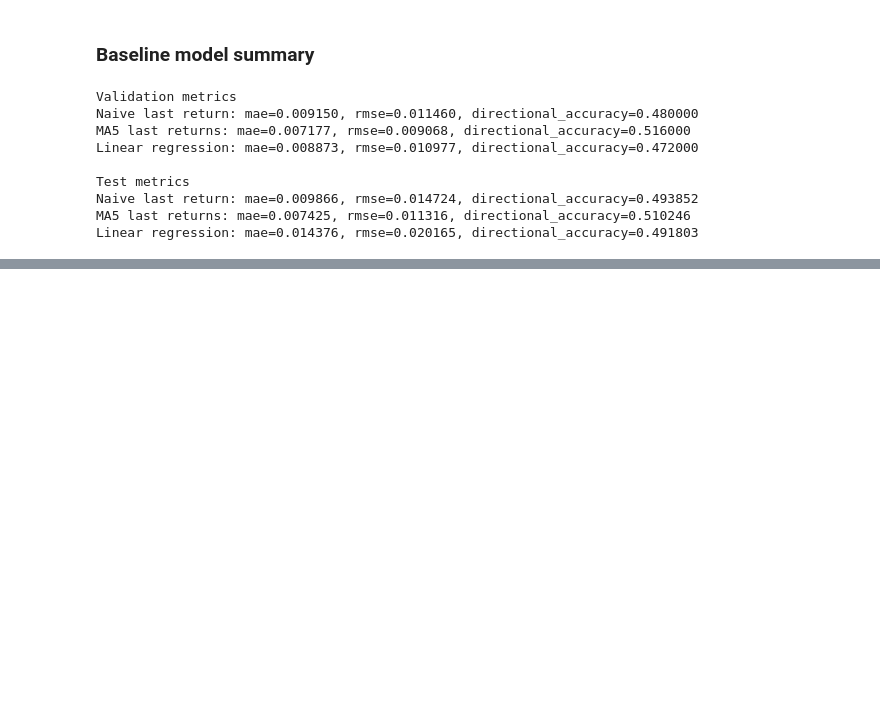
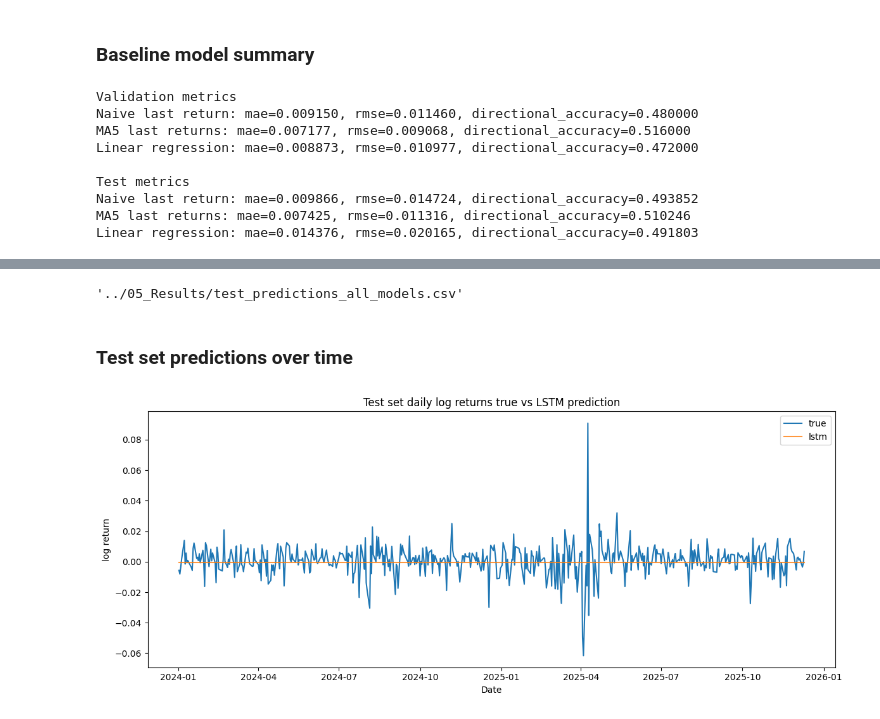
Before and after one commit to mahdi-rjb/explainable-generative-ai-financial-forecasting, a Jupyter notebook: 03_Notebooks/02_Model_Training.ipynb, the cells around one changed output, grey strips where cells are left out. Drawn from its saved outputs; the diff is of its cells as text; code cells hidden in the pictures; blank space fills up the shorter version.

Commit message:
Week 4 – Developed and evaluated the LSTM forecasting model using price and sentiment features and compared it to baselines.

```diff
--- a/03_Notebooks/02_Model_Training.ipynb
+++ b/03_Notebooks/02_Model_Training.ipynb
@@ -247,0 +397,14 @@ Linear regression: mae=0.014376, rmse=0.020165, directional_accuracy=0.491803
+# %%
+num_features = X_train.shape[2]
+
+model = LSTMForecastingModel(
+    num_features=num_features,
+    hidden_size=64,
+    num_layers=2,
+    dropout=0.1,
+).to(device)
+
+print("LSTM parameter count:", sum(p.numel() for p in model.parameters() if p.requires_grad))
+
+loss_fn = torch.nn.MSELoss()
+optimizer = torch.optim.Adam(model.parameters(), lr=1e-3)
@@ -247,0 +706,13 @@ Linear regression: mae=0.014376, rmse=0.020165, directional_accuracy=0.491803
+# %%
+df_test_pred = pd.DataFrame(
+    {
+        "date": dates_test,
+        "y_true": y_test_true,
+        "y_pred_naive": y_pred_naive,
+        "y_pred_ma5": y_pred_ma5,
+        "y_pred_lin": y_pred_lin_test,
+        "y_pred_lstm": y_test_pred,
+    }
+).sort_values("date")
+
+df_test_pred.head()
@@ -247,0 +726,22 @@ Linear regression: mae=0.014376, rmse=0.020165, directional_accuracy=0.491803
+# %%
+predictions_path = "../05_Results/test_predictions_all_models.csv"
+df_test_pred.to_csv(predictions_path, index=False)
+predictions_path
+# %% [output]
+'../05_Results/test_predictions_all_models.csv'
+# %% [markdown]
+### Test set predictions over time
+# %%
+import matplotlib.pyplot as plt
+
+plt.figure(figsize=(12, 5))
+plt.plot(df_test_pred["date"], df_test_pred["y_true"], label="true")
+plt.plot(df_test_pred["date"], df_test_pred["y_pred_lstm"], label="lstm", alpha=0.8)
+plt.title("Test set daily log returns true vs LSTM prediction")
+plt.xlabel("Date")
+plt.ylabel("log return")
+plt.legend()
+plt.tight_layout()
+plt.show()
+# %% [output]
+[figure, added]
```
Also changed, not shown: parts of 27 cells of this notebook, 7 other files.
